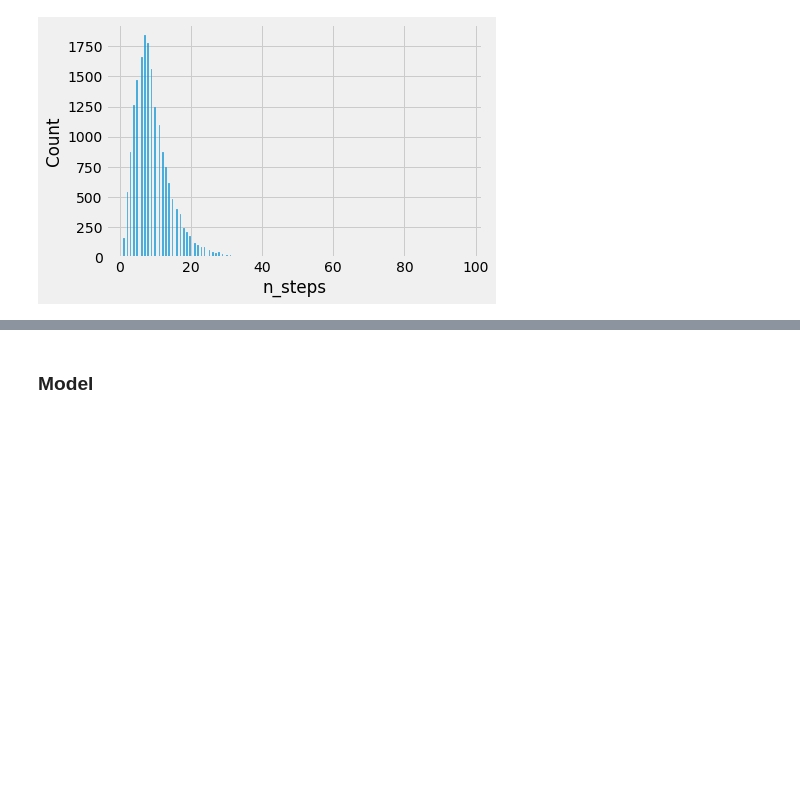
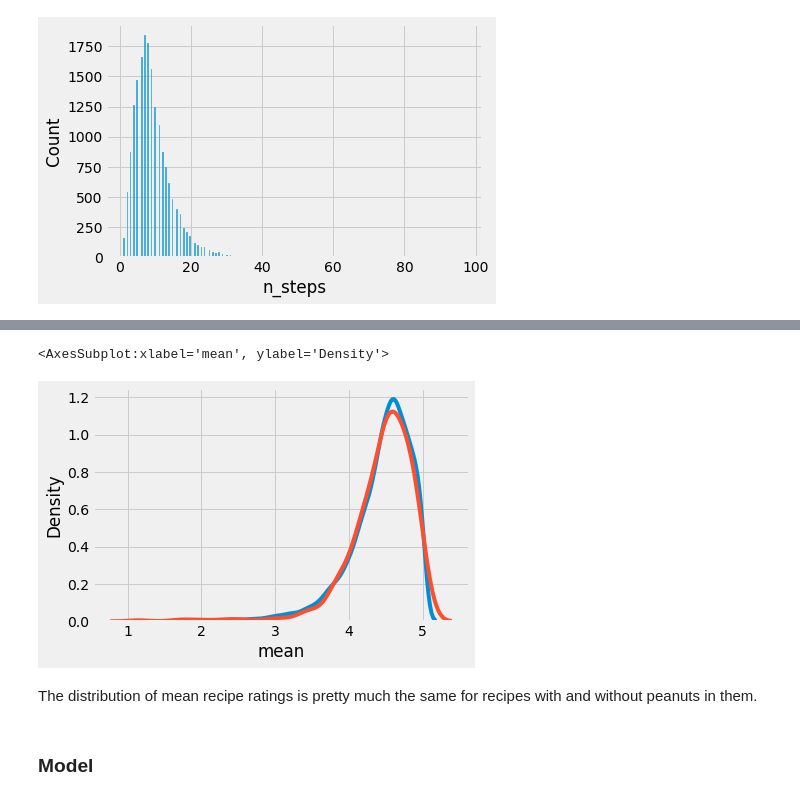
Before and after one commit to davidsnahm/recipe-recommender, a Jupyter notebook: cooking.ipynb, the cells around one changed output, grey strips where cells are left out. Drawn from its saved outputs; the diff is of its cells as text; code cells hidden in the pictures; blank space fills up the shorter version.

```diff
--- a/cooking.ipynb
+++ b/cooking.ipynb
@@ -172,3 +188,12 @@ sns.histplot(recipes_with_mean_ratings[recipes_with_mean_ratings['count'] > 10][
+# %%
+fig, ax = plt.subplots()
+sns.kdeplot(recipes_with_mean_ratings[recipes_with_mean_ratings['count'] > 10]['mean'], ax=ax)
+sns.kdeplot(recipes_with_mean_ratings[recipes_with_mean_ratings['count'] > 10]['mean'][peanut_mask], ax=ax)
+# %% [output]
+<AxesSubplot:xlabel='mean', ylabel='Density'>
+[figure, added]
+# %% [markdown]
+The distribution of mean recipe ratings is pretty much the same for recipes with and without peanuts in them.
 # %% [markdown]
 ### Model
 # %% [markdown]
```
Also changed, not shown: parts of 3 cells of this notebook.
